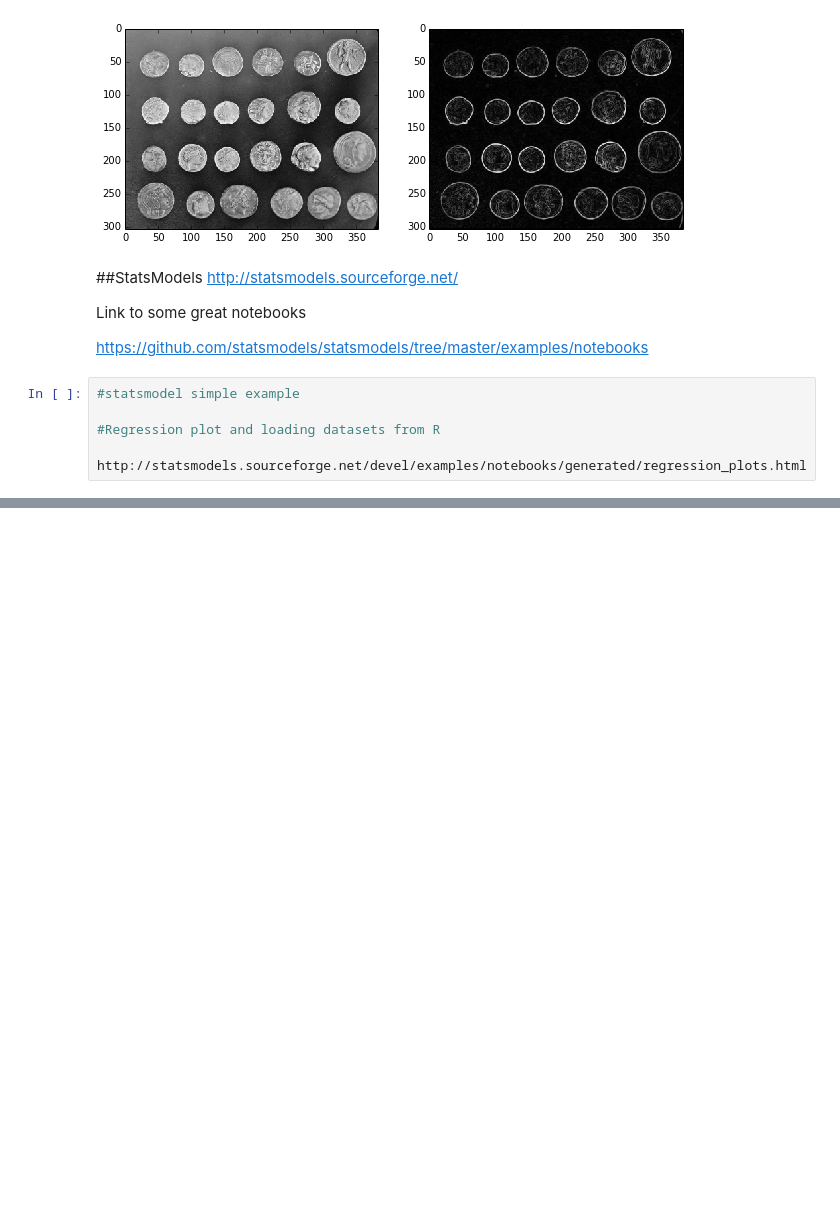
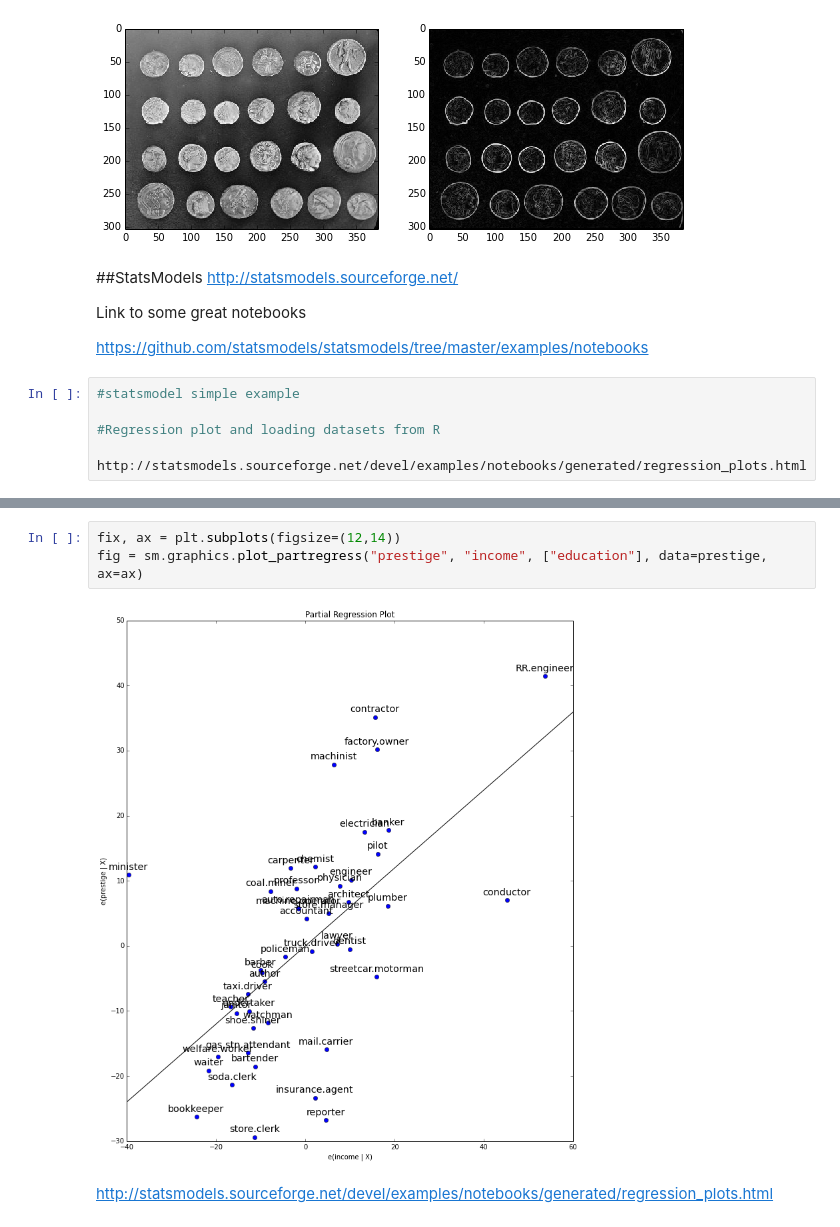
Before and after one commit to swcarpentry/2014-04-14-wise, a Jupyter notebook: advanced/python/scipy.ipynb, the cells around one changed output, grey strips where cells are left out. Cells and saved outputs as stored; diff of their text form; blank space fills up the shorter version.

```diff
--- a/advanced/python/scipy.ipynb
+++ b/advanced/python/scipy.ipynb
@@ -173,0 +270,7 @@ http://statsmodels.sourceforge.net/devel/examples/notebooks/generated/regression
+# %%
+fix, ax = plt.subplots(figsize=(12,14))
+fig = sm.graphics.plot_partregress("prestige", "income", ["education"], data=prestige, ax=ax)
+# %% [output]
+[figure, added]
+# %% [markdown]
+http://statsmodels.sourceforge.net/devel/examples/notebooks/generated/regression_plots.html
```
Also changed, not shown: parts of 22 cells of this notebook.
